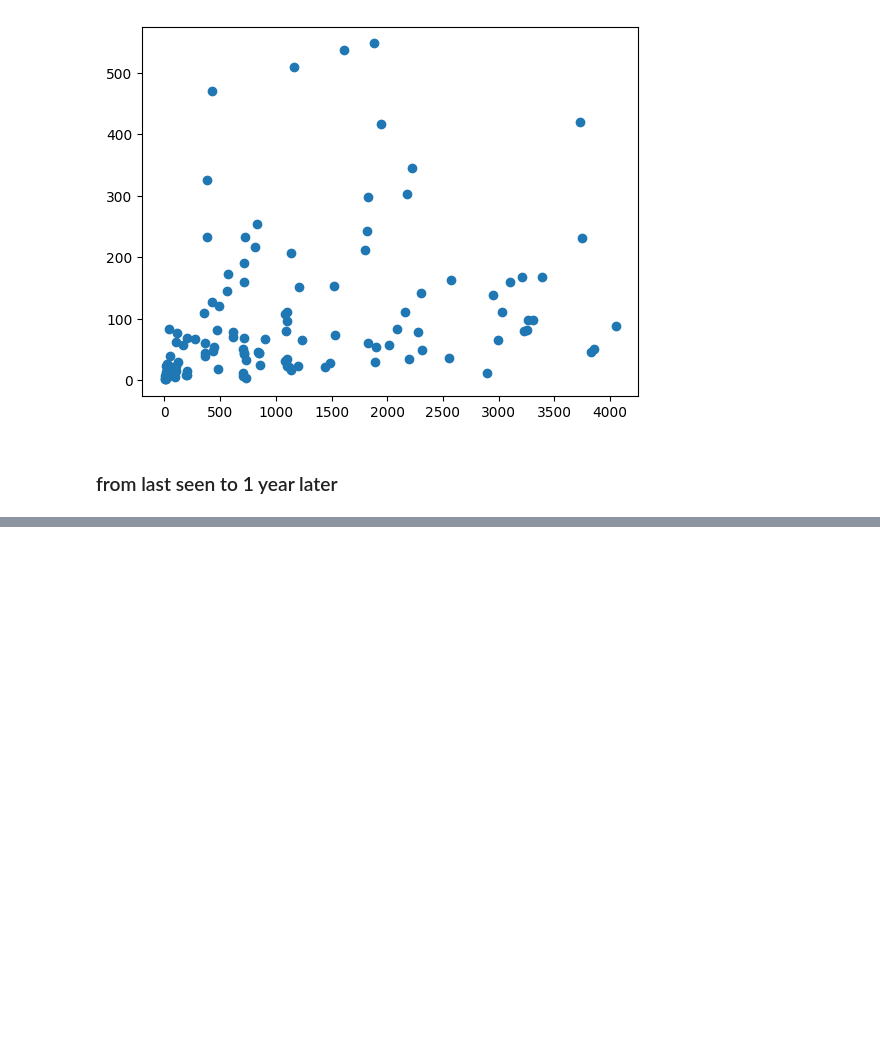
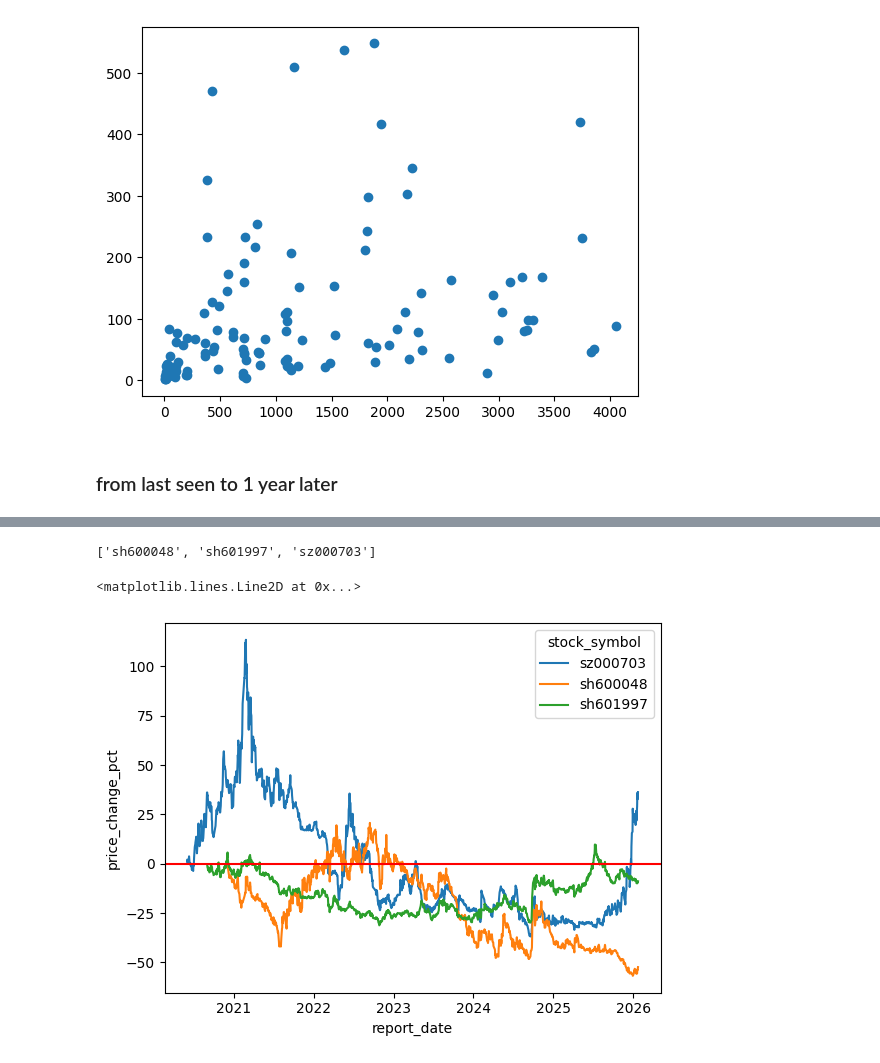
Before and after one commit to ProfessorErdo/stock-trend-tracker, a Jupyter notebook: notebooks/backtest_quadrant_4.ipynb, the cells around one changed output, grey strips where cells are left out. Cells and saved outputs as stored; diff of their text form; code cells hidden in the pictures; blank space fills up the shorter version.

```diff
--- a/notebooks/backtest_quadrant_4.ipynb
+++ b/notebooks/backtest_quadrant_4.ipynb
@@ -276,0 +391,7 @@ Name: price_change_pct, dtype: float64
+# %%
+stock_codes = stock_return.query("last_seen_year == 2020")['stock_codes'].tolist()
+
+stock_check = stock_trends_df[stock_trends_df['stock_symbol'].isin(stock_codes)].copy()
+print(stock_check.shape)
+print(stock_check.stock_symbol.nunique())
+stock_check
@@ -276,0 +414,14 @@ Name: price_change_pct, dtype: float64
+# %%
+bad_perf_stock_codes = stock_check.groupby("stock_symbol").agg({"price_change_pct": "mean"}).query("price_change_pct < 0").index.tolist()
+bad_perf_stock_codes
+# %% [output]
+['sh600048', 'sh601997', 'sz000703']
+# %%
+sns.lineplot(stock_check[stock_check['stock_symbol'].isin(bad_perf_stock_codes)],
+             x='report_date', y='price_change_pct',
+             hue='stock_symbol',)
+# plot a red horizontal line at 0
+plt.axhline(y=0, color='r', linestyle='-')
+# %% [output]
+<matplotlib.lines.Line2D at 0x...>
+[figure, added]
```
Also changed, not shown: parts of 14 cells of this notebook, 2 other files.
